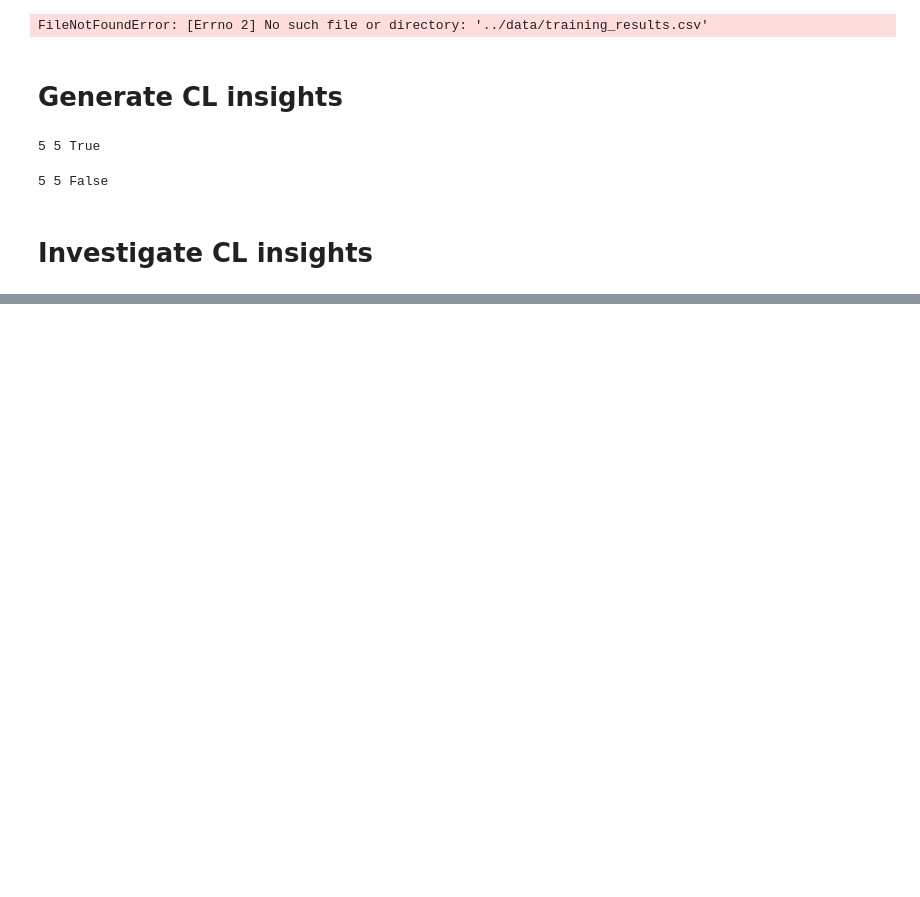
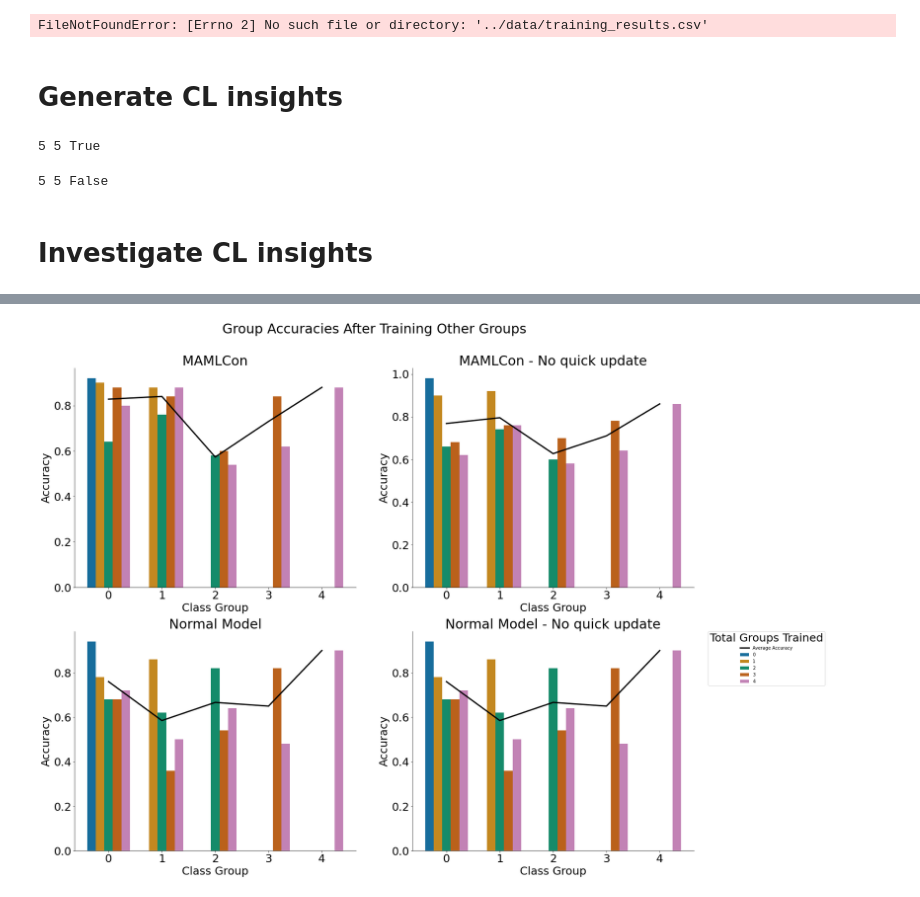
Before and after one commit to ByteFuse/MAMLCon, a Jupyter notebook: notebooks/generate_plots.ipynb, the cells around one changed output, grey strips where cells are left out. Drawn from its saved outputs; the diff is of its cells as text; code cells hidden in the pictures; blank space fills up the shorter version.

```diff
--- a/notebooks/generate_plots.ipynb
+++ b/notebooks/generate_plots.ipynb
@@ -454,0 +543,31 @@ fig, axs = plt.subplots(2, 2, figsize=(15,10))
+# %%
+# sort by grou and training group, then calculate the fisrt minus last of each group
+
+N = 10
+K = [5]
+
+data = all_data[(all_data['quick_adapt']==True)&(all_data['N']==N)&(all_data['K'].isin(K))]
+x1 = data.\
+    sort_values(['group','training_group', 'MAMLCon']).\
+    groupby(['group', 'MAMLCon', 'K']).apply(lambda x: (x.iloc[0]['accuracy'] - x.iloc[-1]['accuracy'])*100).\
+    reset_index().rename(columns={0:'Percantage Difference in Accuracy'}).\
+    groupby(['group', 'MAMLCon']).apply(lambda x: x['Percantage Difference in Accuracy'].mean()).reset_index().\
+    rename(columns={0:'Drop in Accuracy'})
+
+
+x2 = data.\
+    sort_values(['group','training_group', 'MAMLCon']).\
+    groupby(['group', 'MAMLCon', 'K']).apply(lambda x: (x.iloc[0]['accuracy'] - x.iloc[-1]['accuracy'])*100).\
+    reset_index().rename(columns={0:'Percantage Difference in Accuracy'}).\
+    groupby(['group', 'MAMLCon']).apply(lambda x: x['Percantage Difference in Accuracy'].std()).reset_index().\
+    rename(columns={0:'Standard Deviation'})
+
+import numpy as np
+from scipy.stats import norm
+
+r = pd.merge(x1, x2, on=['group', 'MAMLCon'])
+
+r['confidence interval'] = r.apply(lambda x: norm.interval(0.95, loc=x['Drop in Accuracy'], scale=x['Standard Deviation']), axis=1)
+r
+# plt.figure(figsize=(15,10))
+# # sns.(x='group', y='Percantage Difference in Accuracy', hue='MAMLCon', data=x)
@@ -455,6 +586,4 @@ fig, axs = plt.subplots(2, 2, figsize=(15,10))
 # %%
-
-
 # make four subplots, one for MAMLCon and one for MAML
 plt.figure(figsize=(25,20))
 
@@ -468,12 +597,13 @@ ax3 = plt.subplot(222)
 ax2 = plt.subplot(223)
 ax4 = plt.subplot(224)
 
-plot_1_data = all_data[(all_data['MAMLCon']==True)&(all_data['quick_adapt']==True)&(all_data['N']==5)]
+
+plot_1_data = all_data[(all_data['MAMLCon']==True)&(all_data['quick_adapt']==True)&(all_data['N']==N)&(all_data['K']==K)]
 g1=sns.barplot(x='group', y='accuracy', hue='training_group', data=plot_1_data, ax=ax1)
 # put line plot on top of ax1 bar plot of average accuracy of each group
 sns.lineplot(x='group', y='accuracy', data=plot_1_data.groupby('group').mean(), ax=ax1, color='black', linewidth=3)
 
-plot_2_data = all_data[(all_data['MAMLCon']==False)&(all_data['quick_adapt']==True)&(all_data['N']==5)]
+plot_2_data = all_data[(all_data['MAMLCon']==False)&(all_data['quick_adapt']==True)&(all_data['N']==N)&(all_data['K']==K)]
 g2=sns.barplot(x='group', y='accuracy', hue='training_group', data=plot_2_data, ax=ax2)
 sns.lineplot(x='group', y='accuracy', data=plot_2_data.groupby('group').mean(), ax=ax2, color='black', linewidth=3, label='Average Accuracy')
 
@@ -491,11 +621,11 @@ ax2.spines['top'].set_visible(False)
 ax2.spines['right'].set_visible(False)
 
 
-plot_3_data = all_data[(all_data['MAMLCon']==True)&(all_data['quick_adapt']==False)&(all_data['N']==5)]
+plot_3_data = all_data[(all_data['MAMLCon']==True)&(all_data['quick_adapt']==False)&(all_data['N']==N)&(all_data['K']==K)]
 g3=sns.barplot(x='group', y='accuracy', hue='training_group', data=plot_3_data, ax=ax3)
 sns.lineplot(x='group', y='accuracy', data=plot_3_data.groupby('group').mean(), ax=ax3, color='black', linewidth=3)
 
-plot_4_data = all_data[(all_data['MAMLCon']==False)&(all_data['quick_adapt']==True)&(all_data['N']==5)]
+plot_4_data = all_data[(all_data['MAMLCon']==False)&(all_data['quick_adapt']==True)&(all_data['N']==N)&(all_data['K']==K)]
 g4=sns.barplot(x='group', y='accuracy', hue='training_group', data=plot_4_data, ax=ax4)
 sns.lineplot(x='group', y='accuracy', data=plot_4_data.groupby('group').mean(), ax=ax4, color='black', linewidth=3, label='Average Accuracy')
 
@@ -511,30 +641,32 @@ ax1.set_xlabel('Class Group')
 ax2.set_xlabel('Class Group')
 ax3.set_xlabel('Class Group')
 ax4.set_xlabel('Class Group')
 
 # set all x labels to be blank
 ax1.set_ylabel('Accuracy')
 ax2.set_ylabel('Accuracy')
 ax3.set_ylabel('Accuracy')
 ax4.set_ylabel('Accuracy')
 
 
 # remove top and right spines
 ax3.spines['top'].set_visible(False)
 ax3.spines['right'].set_visible(False)
 ax4.spines['top'].set_visible(False)
 ax4.spines['right'].set_visible(False)
 
 
 # make plot font size bigger
 
 # put legend outside of plot
 plt.legend(bbox_to_anchor=(1.05, 1), loc=2, borderaxespad=0., title='Total Groups Trained', prop={'size': 10})
 
 plt.rcParams.update({'font.size': 25})
 
 # sup title closer to plots
 plt.suptitle("Group Accuracies After Training Other Groups", y=0.95)
 
 plt.savefig('group_accuracies.png', transparent=True, pad_inches=.2, frameon=False)
 plt.show()
+# %% [output]
+[figure, added]
```
Also changed, not shown: parts of 10 cells of this notebook.
